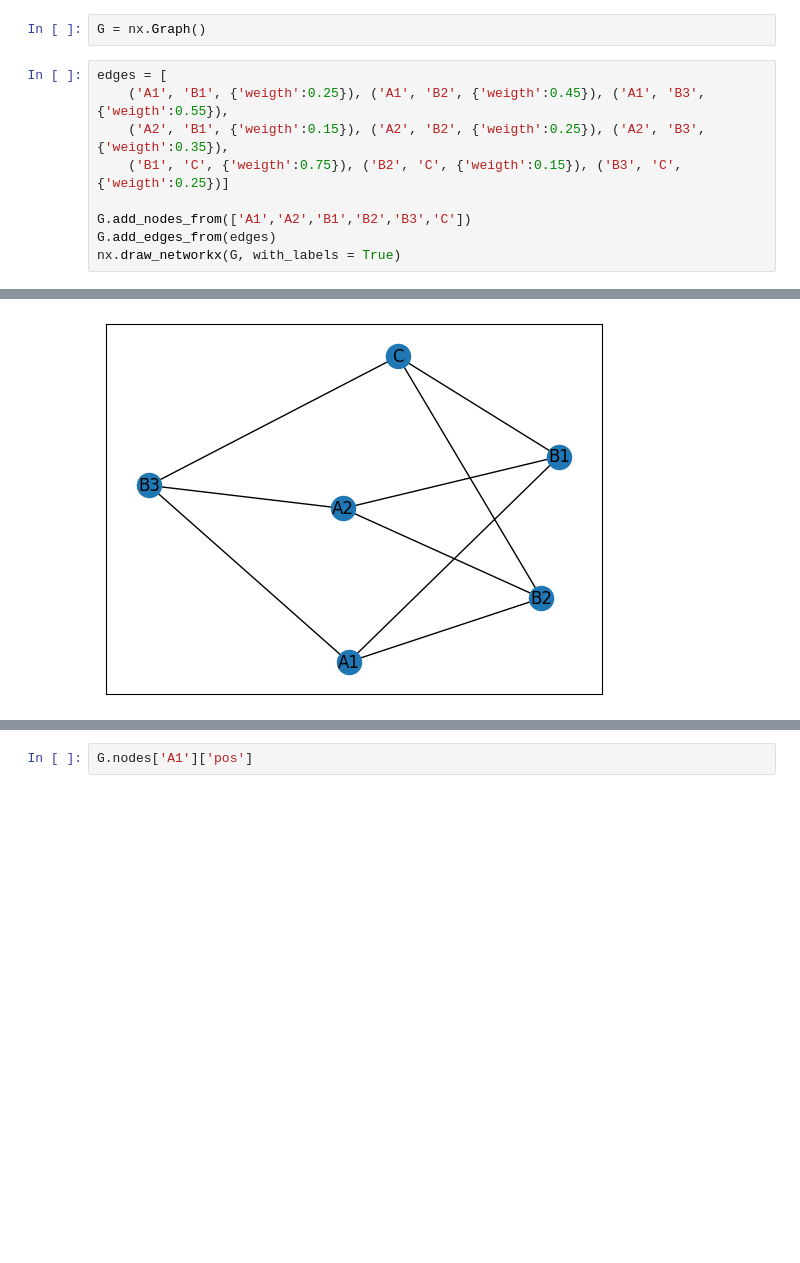
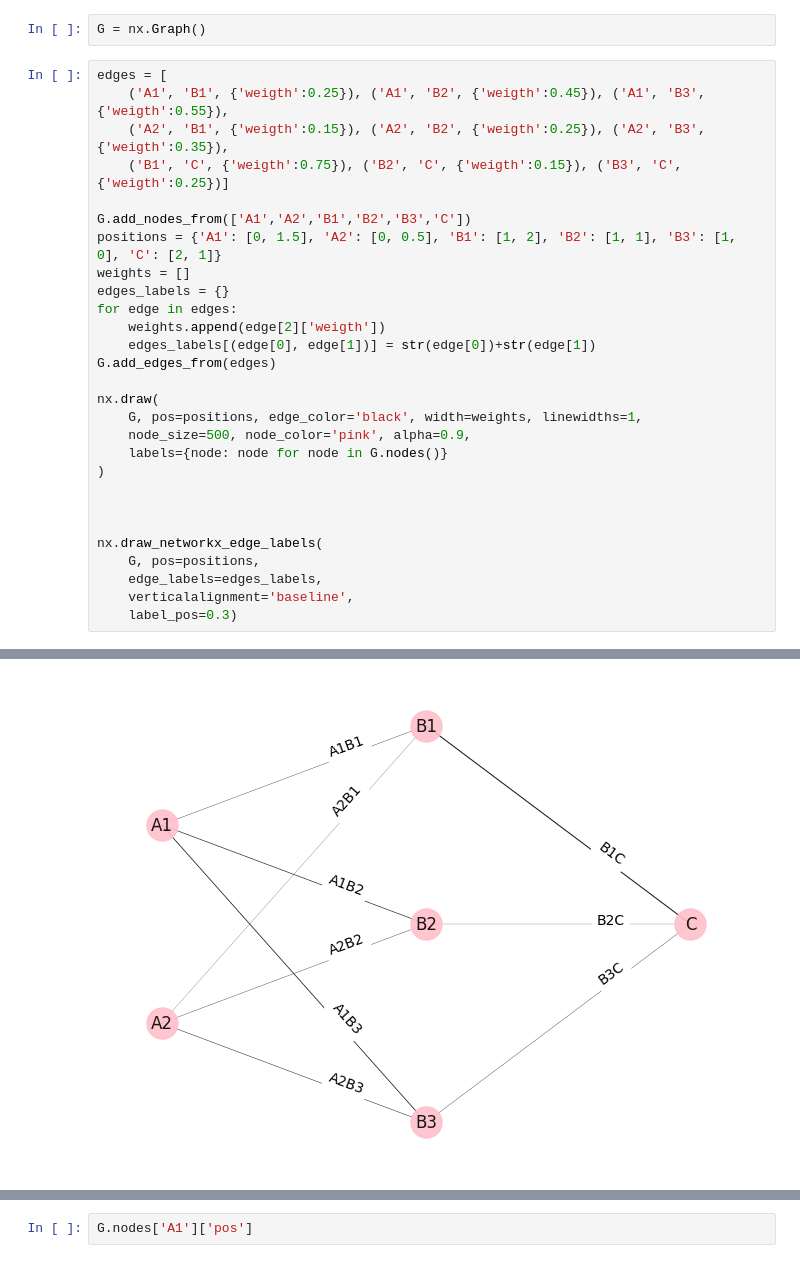
Before and after one commit to redfairy0/deep_learning, a Jupyter notebook: test_2.ipynb, the cells around one changed output, grey strips where cells are left out. Cells and saved outputs as stored; diff of their text form; blank space fills up the shorter version.

Commit message:
running and plot graph

```diff
--- a/test_2.ipynb
+++ b/test_2.ipynb
@@ -10,6 +10,25 @@ edges = [
     ('B1', 'C', {'weigth':0.75}), ('B2', 'C', {'weigth':0.15}), ('B3', 'C', {'weigth':0.25})]
 
 G.add_nodes_from(['A1','A2','B1','B2','B3','C'])
+positions = {'A1': [0, 1.5], 'A2': [0, 0.5], 'B1': [1, 2], 'B2': [1, 1], 'B3': [1, 0], 'C': [2, 1]}
+weights = []
+edges_labels = {}
+for edge in edges:
+    weights.append(edge[2]['weigth'])
+    edges_labels[(edge[0], edge[1])] = str(edge[0])+str(edge[1])
 G.add_edges_from(edges)
-nx.draw_networkx(G, with_labels = True)
+
+nx.draw(
+    G, pos=positions, edge_color='black', width=weights, linewidths=1,
+    node_size=500, node_color='pink', alpha=0.9,
+    labels={node: node for node in G.nodes()}
+)
+
+
+
+nx.draw_networkx_edge_labels(
+    G, pos=positions,
+    edge_labels=edges_labels,
+    verticalalignment='baseline',
+    label_pos=0.3)
 # %% [output]
@@ -16 +44 @@ nx.draw_networkx(G, with_labels = True)
-[figure, old version]
+[figure, new version]
```
Also changed, not shown: parts of 10 cells of this notebook, 1 other file.
